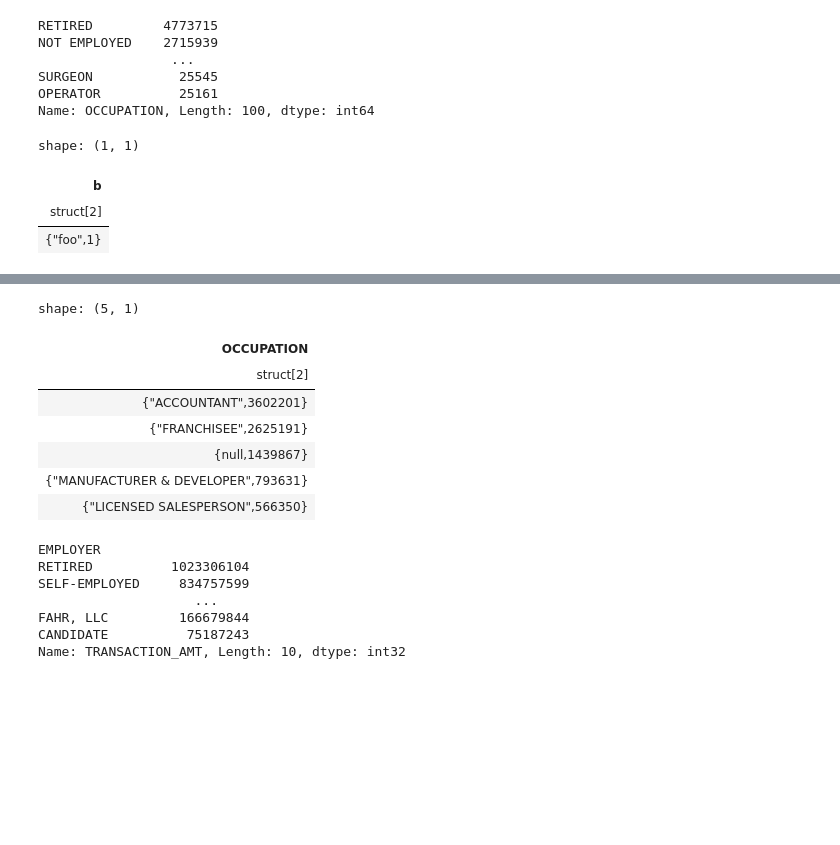
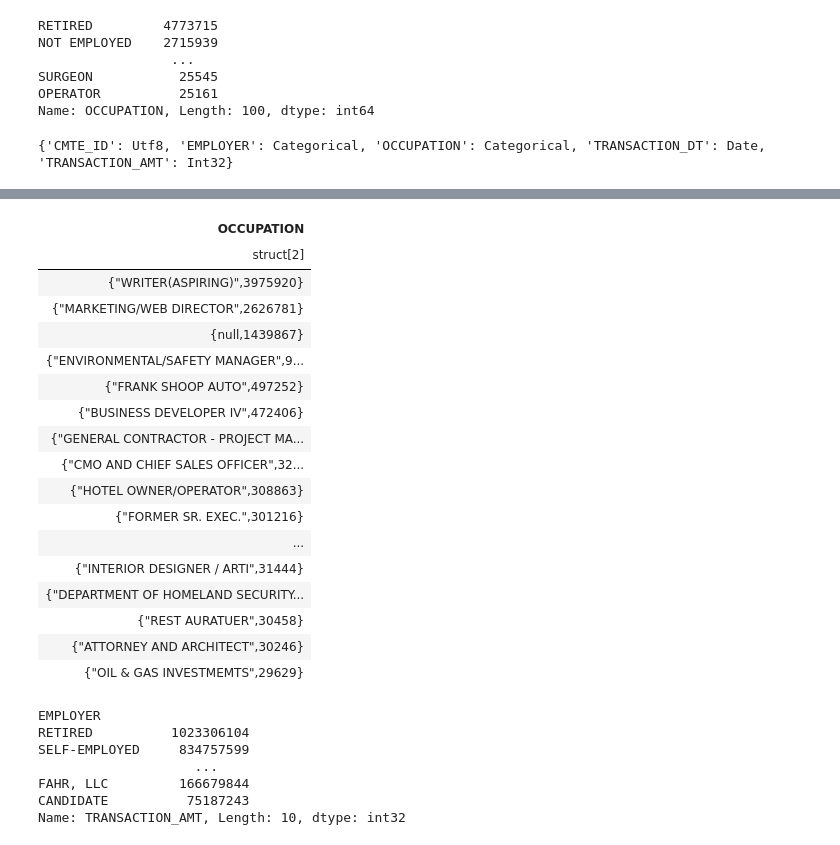
Before and after one commit to kevinheavey/modern-polars, a Jupyter notebook: performance.ipynb, the cells around one changed output, grey strips where cells are left out. Cells and saved outputs as stored; diff of their text form; code cells hidden in the pictures; blank space fills up the shorter version.

```diff
--- a/performance.ipynb
+++ b/performance.ipynb
@@ -192,19 +196,16 @@ df1.write_parquet("tmp.pq")
-# %%
-df1.select(pl.col("b").value_counts())
-# %% [output]
-shape: (1, 1)
-| b |
-| struct[2] |
-| {"foo",1} |
+# %%
+with pl.StringCache():  # otherwise we can't read categoricals from multiple files
+    print(pl.scan_parquet(fec_dir / "indiv*.pq", cache=False).schema)
+# %% [output]
+{'CMTE_ID': Utf8, 'EMPLOYER': Categorical, 'OCCUPATION': Categorical, 'TRANSACTION_DT': Date, 'TRANSACTION_AMT': Int32}
 # %%
-%%time
 with pl.StringCache():  # otherwise we can't read categoricals from multiple files
-    occ_pl = pl.scan_parquet(fec_dir / "indiv*.pq")
+    occ_pl = pl.scan_parquet(fec_dir / "indiv*.pq", cache=False)
     counts = (
         occ_pl
         .select(pl.col("OCCUPATION").value_counts(multithreaded=True, sort=True))
         .head(100)
-        .collect()
+        .collect(streaming=True)
     )
-counts.head()
+counts
 # %% [output]
@@ -213,11 +213,21 @@ Wall time: 1.39 s
-shape: (5, 1)
 | OCCUPATION |
 | struct[2] |
-| {"ACCOUNTANT",3602201} |
-| {"FRANCHISEE",2625191} |
+| {"WRITER(ASPIRING)",3975920} |
+| {"MARKETING/WEB DIRECTOR",2626781} |
 | {null,1439867} |
-| {"MANUFACTURER & DEVELOPER",793631} |
-| {"LICENSED SALESPERSON",566350} |
+| {"ENVIRONMENTAL/SAFETY MANAGER",9... |
+| {"FRANK SHOOP AUTO",497252} |
+| {"BUSINESS DEVELOPER IV",472406} |
+| {"GENERAL CONTRACTOR - PROJECT MA... |
+| {"CMO AND CHIEF SALES OFFICER",32... |
+| {"HOTEL OWNER/OPERATOR",308863} |
+| {"FORMER SR. EXEC.",301216} |
+| ... |
+| {"INTERIOR DESIGNER / ARTI",31444} |
+| {"DEPARTMENT OF HOMELAND SECURITY... |
+| {"REST AURATUER",30458} |
+| {"ATTORNEY AND ARCHITECT",30246} |
+| {"OIL & GAS INVESTMEMTS",29629} |
 # %%
 indiv_dd = (
     dd.read_parquet(fec_dir / "indiv*.pq", engine="pyarrow")
```
Also changed, not shown: parts of 7 cells of this notebook.
